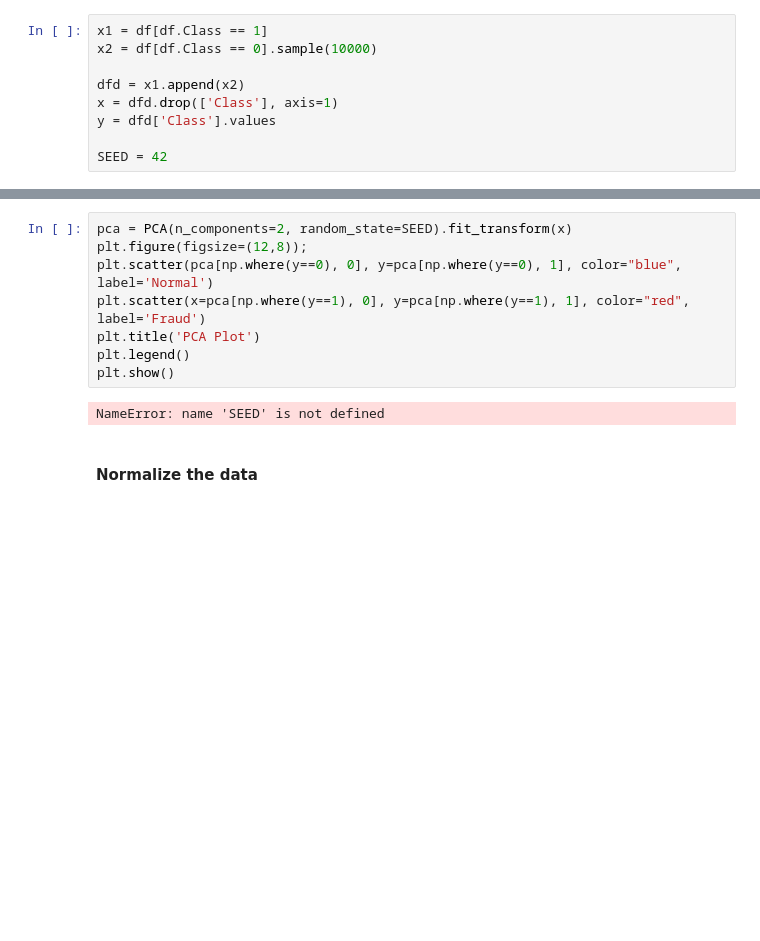
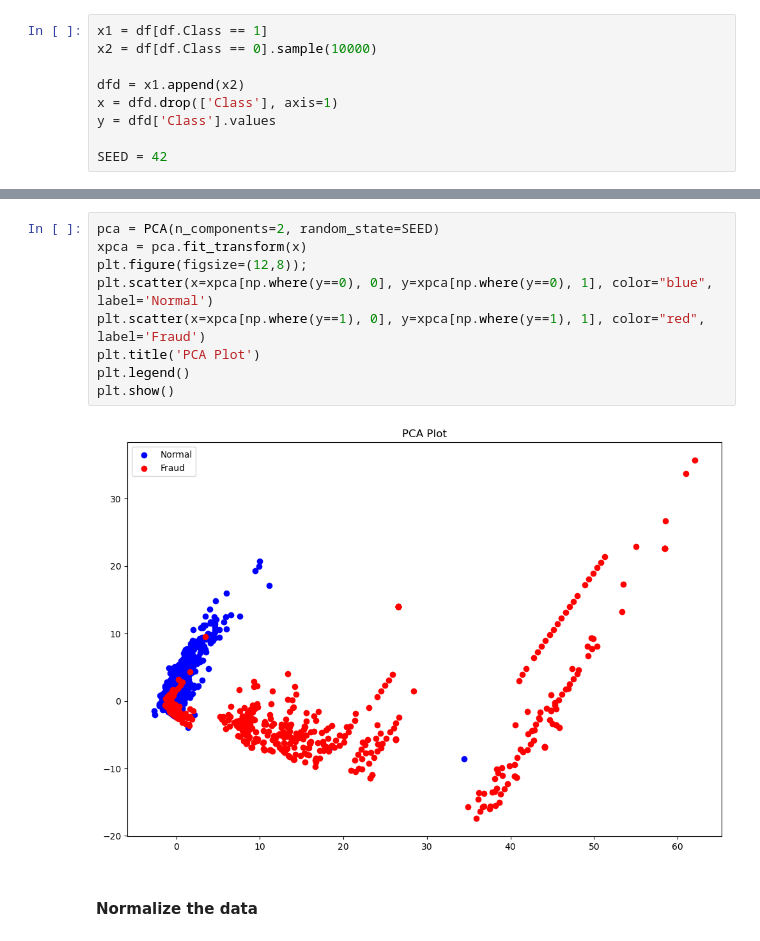
Before and after one commit to m1r1st4r/AI, a Jupyter notebook: 07_1103_FraudDetection(Sparse_AE).ipynb, the cells around one changed output, grey strips where cells are left out. Cells and saved outputs as stored; diff of their text form; blank space fills up the shorter version.

```diff
--- a/07_1103_FraudDetection(Sparse_AE).ipynb
+++ b/07_1103_FraudDetection(Sparse_AE).ipynb
@@ -110,13 +111,14 @@ NameError: name 'x' is not defined
 # %%
-pca = PCA(n_components=2, random_state=SEED).fit_transform(x)
+pca = PCA(n_components=2, random_state=SEED)
+xpca = pca.fit_transform(x)
 plt.figure(figsize=(12,8));
-plt.scatter(pca[np.where(y==0), 0], y=pca[np.where(y==0), 1], color="blue", label='Normal')
-plt.scatter(x=pca[np.where(y==1), 0], y=pca[np.where(y==1), 1], color="red", label='Fraud')
+plt.scatter(x=xpca[np.where(y==0), 0], y=xpca[np.where(y==0), 1], color="blue", label='Normal')
+plt.scatter(x=xpca[np.where(y==1), 0], y=xpca[np.where(y==1), 1], color="red", label='Fraud')
 plt.title('PCA Plot')
 plt.legend()
 plt.show()
 # %% [output]
-NameError: name 'SEED' is not defined
+[figure, added]
 # %% [markdown]
 #### Normalize the data
 # %%
```
Also changed, not shown: parts of 1 cell of this notebook.
